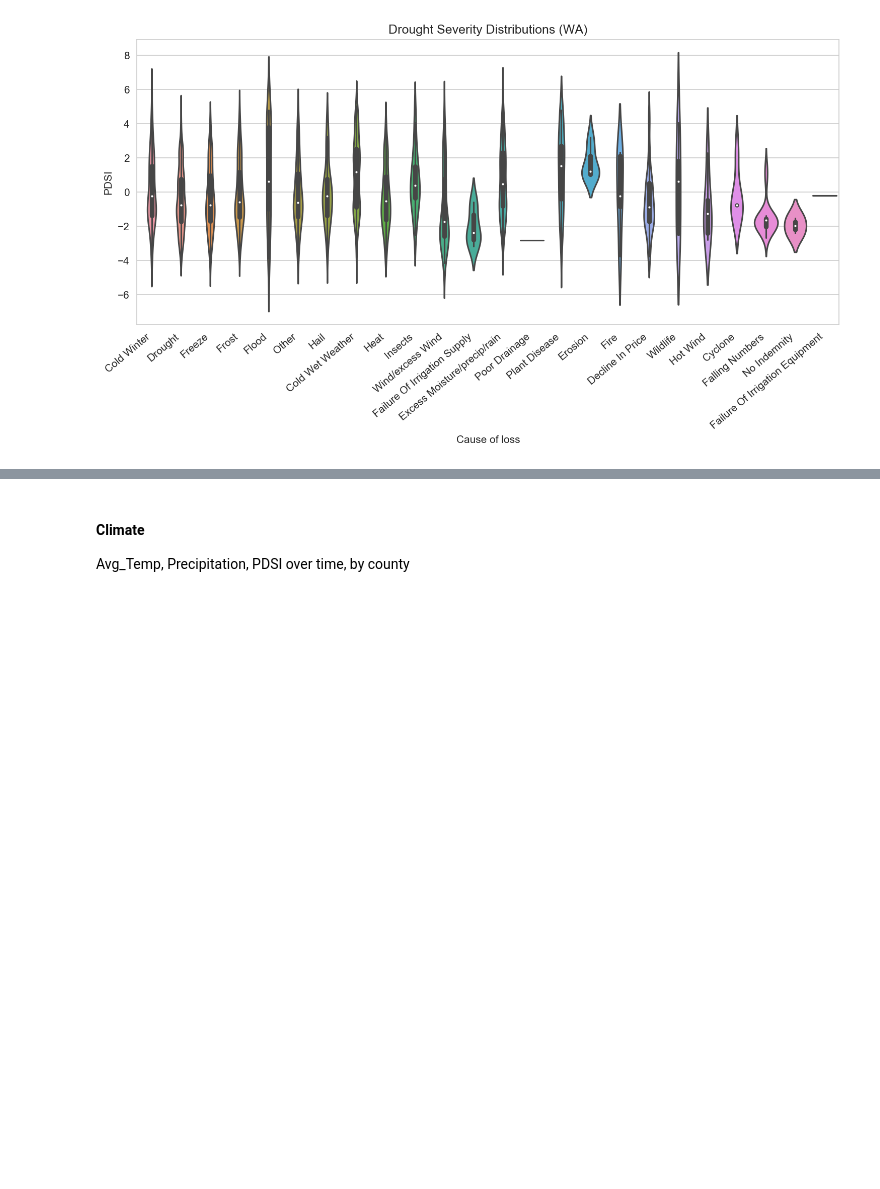
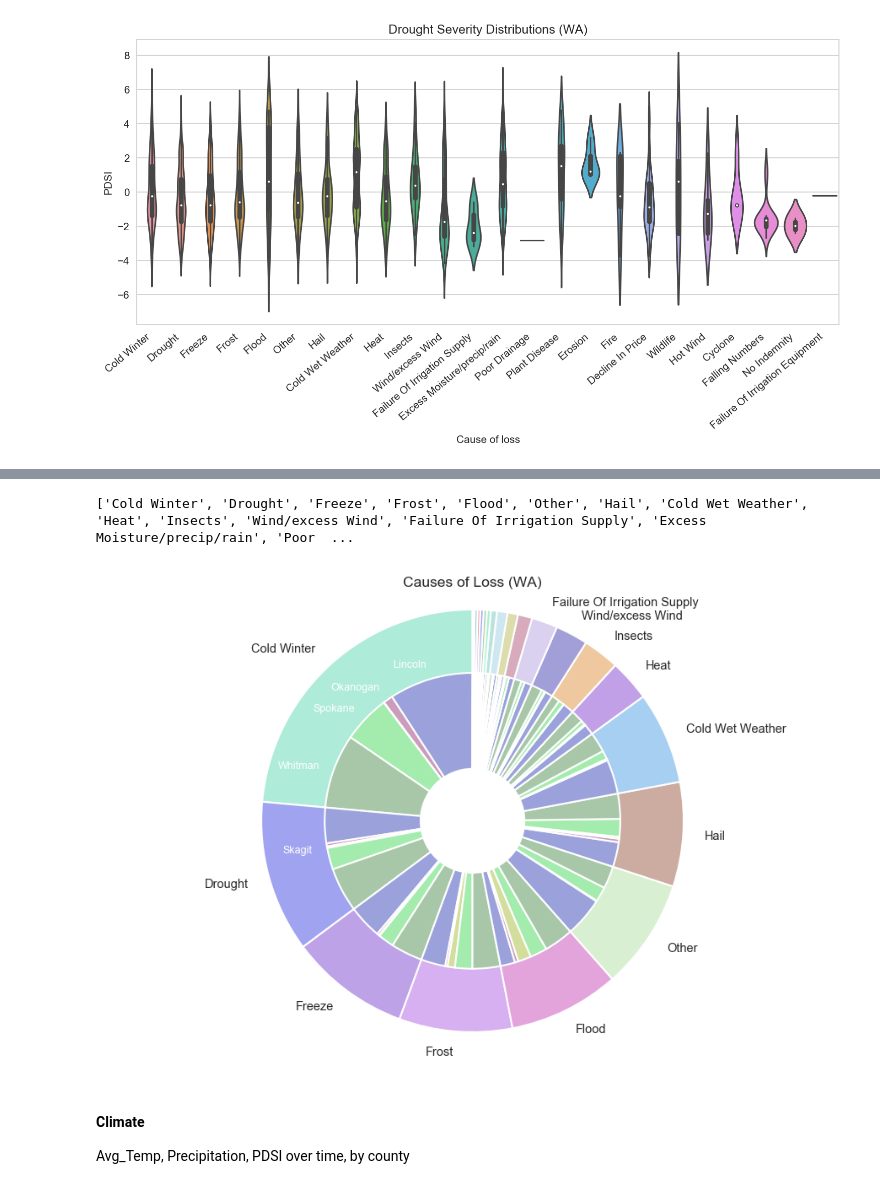
Before and after one commit to asmikumar/wheat-forecasting, a Jupyter notebook: climate_analyses.ipynb, the cells around one changed output, grey strips where cells are left out. Cells and saved outputs as stored; diff of their text form; code cells hidden in the pictures; blank space fills up the shorter version.

```diff
--- a/climate_analyses.ipynb
+++ b/climate_analyses.ipynb
@@ -599,3 +682,55 @@ plt.show()
+# %%
+# Types of causes of loss
+causes_loss_WA = df_loss_WA_clean['Cause of loss'].unique()
+num_causes_loss_WA = len(causes_loss_WA)
+print(list(causes_loss_WA))
+# %% [output]
+['Cold Winter', 'Drought', 'Freeze', 'Frost', 'Flood', 'Other', 'Hail', 'Cold Wet Weather', 'Heat', 'Insects', 'Wind/excess Wind', 'Failure Of Irrigation Supply', 'Excess Moisture/precip/rain', 'Poor  ...
+# %%
+val_counts_Lincoln = df_loss_Lincoln_clean['Cause of loss'].value_counts()
+val_counts_Okanogan = df_loss_Okanogan_clean['Cause of loss'].value_counts()
+val_counts_Skagit = df_loss_Skagit_clean['Cause of loss'].value_counts()
+val_counts_Spokane = df_loss_Spokane_clean['Cause of loss'].value_counts()
+val_counts_Whitman = df_loss_Whitman_clean['Cause of loss'].value_counts()
+val_counts_WA = df_loss_WA_clean['Cause of loss'].value_counts()
+
+counties_list_WA = ['Lincoln', 'Okanogan', 'Skagit', 'Spokane', 'Whitman']
+dict_val_counts_WA = dict(val_counts_WA)
+list_dict_val_counts_county_WA = [dict(val_counts_Lincoln), dict(val_counts_Okanogan), dict(val_counts_Skagit), dict(val_counts_Spokane), dict(val_counts_Whitman)]
+
+# Nested pie chart
+labels = list(causes_loss_WA)
+sizes = list(val_counts_WA)
+labels_types = num_causes_loss_WA * counties_list_WA
+sizes_types = generates_frequency_list(counties_list_WA, dict_val_counts_WA, list_dict_val_counts_county_WA)
+#colors = generate_random_color_list(num_causes_loss_WA)
+#colors_types = num_causes_loss_WA * generate_random_color_list(len(counties_list_WA))
+colors = rand_cmap(num_causes_loss_WA, type='soft')
+colors_types = num_causes_loss_WA * rand_cmap(len(counties_list_WA), type='soft')
+
+# Removing labels with insignificant counts
+for i in range(len(labels)-1, 11, -1):
+    labels[i] = ''
+
+# County labels in inner ring
+for i in range(len(labels_types)-1, 4, -1):
+    labels_types[i] = ''
+labels_types[2] = ''
+labels_types[7] = 'Skagit'
+
+plt.pie(sizes, labels=labels, colors=colors, startangle=90, frame=True, textprops={'fontsize': 7})
+plt.pie(sizes_types, labels=labels_types, colors=colors_types, radius=0.7, startangle=90, textprops={'color':'white', 'fontsize':6})
+centre_circle = plt.Circle((0,0), 0.25, color='black', fc='white', linewidth=0)
+
+fig = plt.gcf()
+fig.gca().add_artist(centre_circle)
+plt.rcParams['patch.linewidth'] = 0.25
+plt.axis('equal')
+plt.title('Causes of Loss (WA)')
+plt.tight_layout()
+plt.show()
+# %% [output]
+[figure, added]
 # %% [markdown]
 #### Climate
 Avg_Temp, Precipitation, PDSI over time, by county
```
Also changed, not shown: parts of 14 cells of this notebook, 6 other files.
